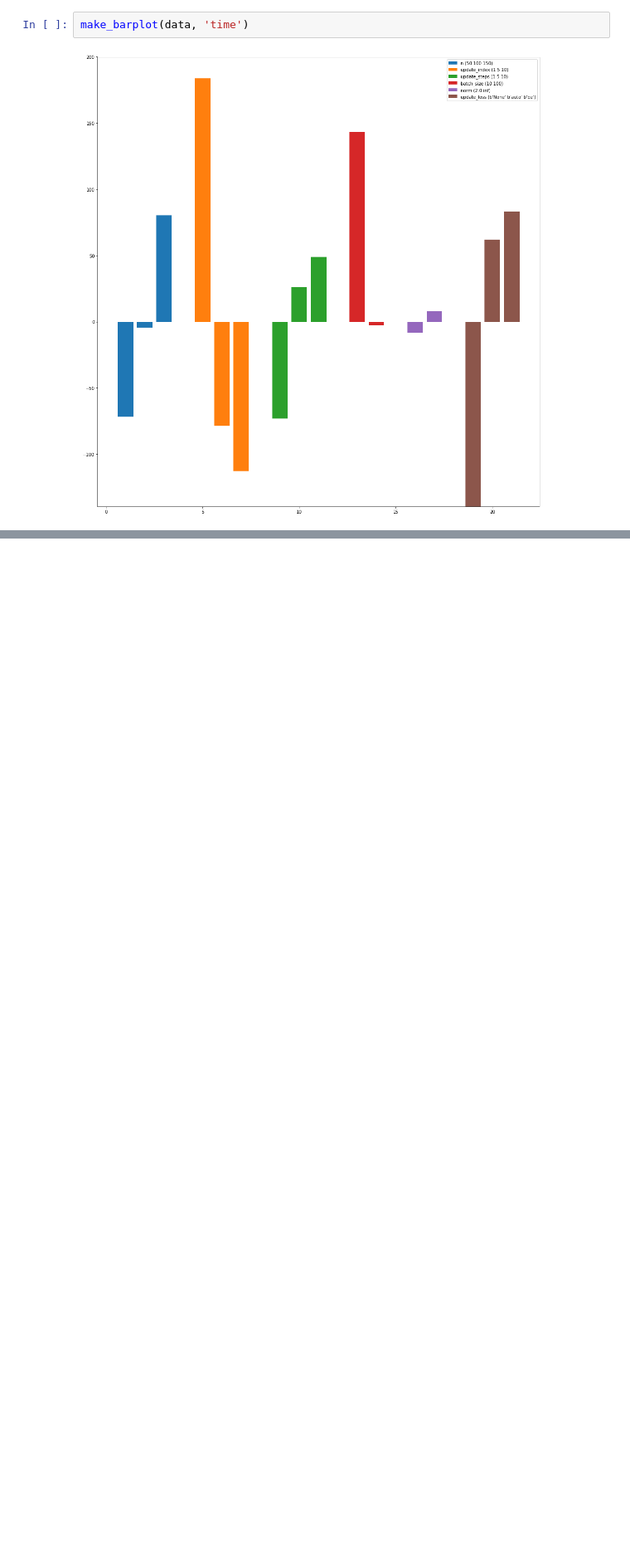
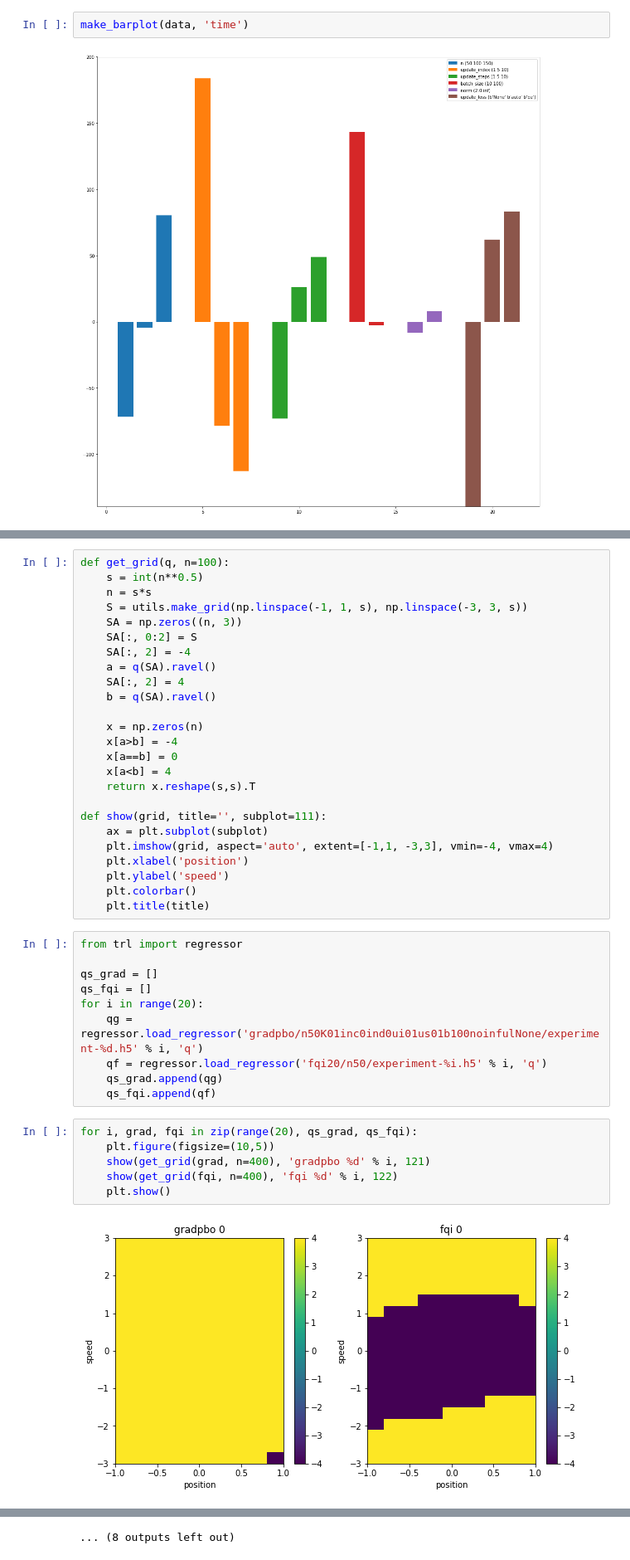
Before and after one commit to tyrion/trl-experiments, a Jupyter notebook: results-caronhill.ipynb, the cells around one changed output, grey strips where cells are left out. Shown at 83% size. Saved outputs shown, nothing was run; the diff lists cells and outputs as text; blank space fills up the shorter version.

```diff
--- a/results-caronhill.ipynb
+++ b/results-caronhill.ipynb
@@ -170,0 +219,43 @@ make_barplot(data, 'time')
+# %%
+def get_grid(q, n=100):
+    s = int(n**0.5)
+    n = s*s
+    S = utils.make_grid(np.linspace(-1, 1, s), np.linspace(-3, 3, s))
+    SA = np.zeros((n, 3))
+    SA[:, 0:2] = S
+    SA[:, 2] = -4
+    a = q(SA).ravel()
+    SA[:, 2] = 4
+    b = q(SA).ravel()
+
+    x = np.zeros(n)
+    x[a>b] = -4
+    x[a==b] = 0
+    x[a<b] = 4
+    return x.reshape(s,s).T
+
+def show(grid, title='', subplot=111):
+    ax = plt.subplot(subplot)
+    plt.imshow(grid, aspect='auto', extent=[-1,1, -3,3], vmin=-4, vmax=4)
+    plt.xlabel('position')
+    plt.ylabel('speed')
+    plt.colorbar()
+    plt.title(title)
+# %%
+from trl import regressor
+
+qs_grad = []
+qs_fqi = []
+for i in range(20):
+    qg = regressor.load_regressor('gradpbo/n50K01inc0ind0ui01us01b100noinfulNone/experiment-%d.h5' % i, 'q')
+    qf = regressor.load_regressor('fqi20/n50/experiment-%i.h5' % i, 'q')
+    qs_grad.append(qg)
+    qs_fqi.append(qf)
+# %%
+for i, grad, fqi in zip(range(20), qs_grad, qs_fqi):
+    plt.figure(figsize=(10,5))
+    show(get_grid(grad, n=400), 'gradpbo %d' % i, 121)
+    show(get_grid(fqi, n=400), 'fqi %d' % i, 122)
+    plt.show()
+# %% [output]
+[figure, added]
@@ -170,0 +273 @@ make_barplot(data, 'time')
+... (8 outputs left out)
```
Also changed, not shown: parts of 14 cells of this notebook.
